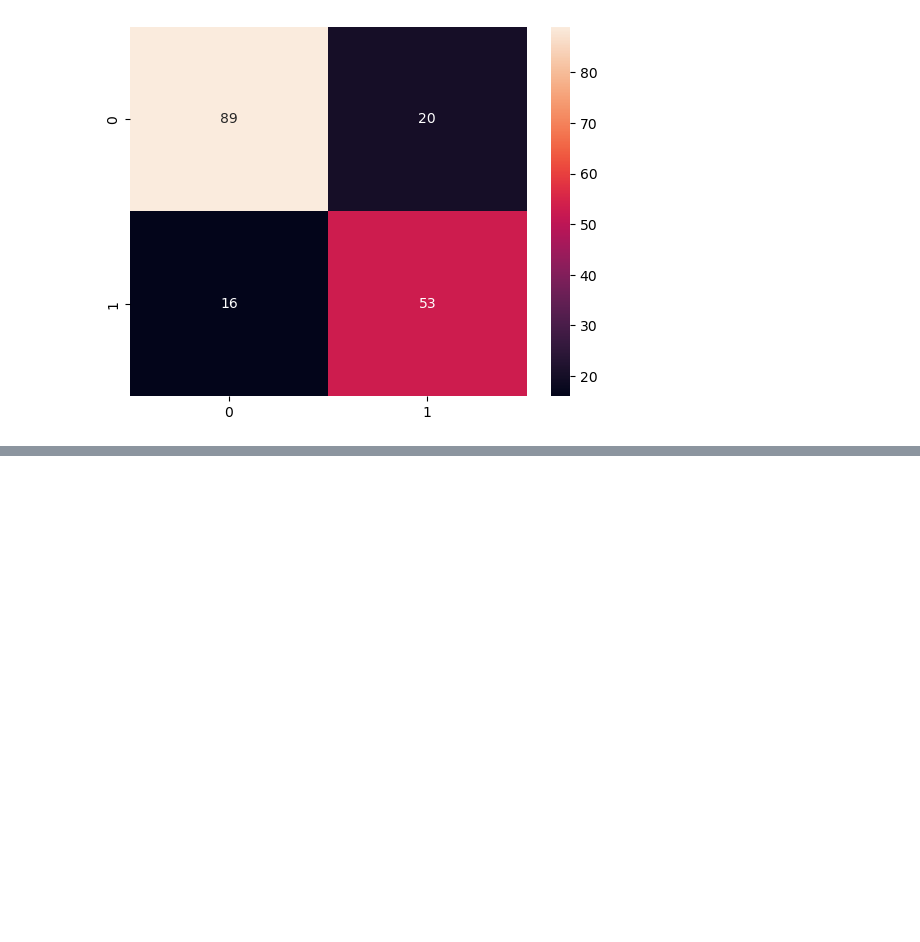
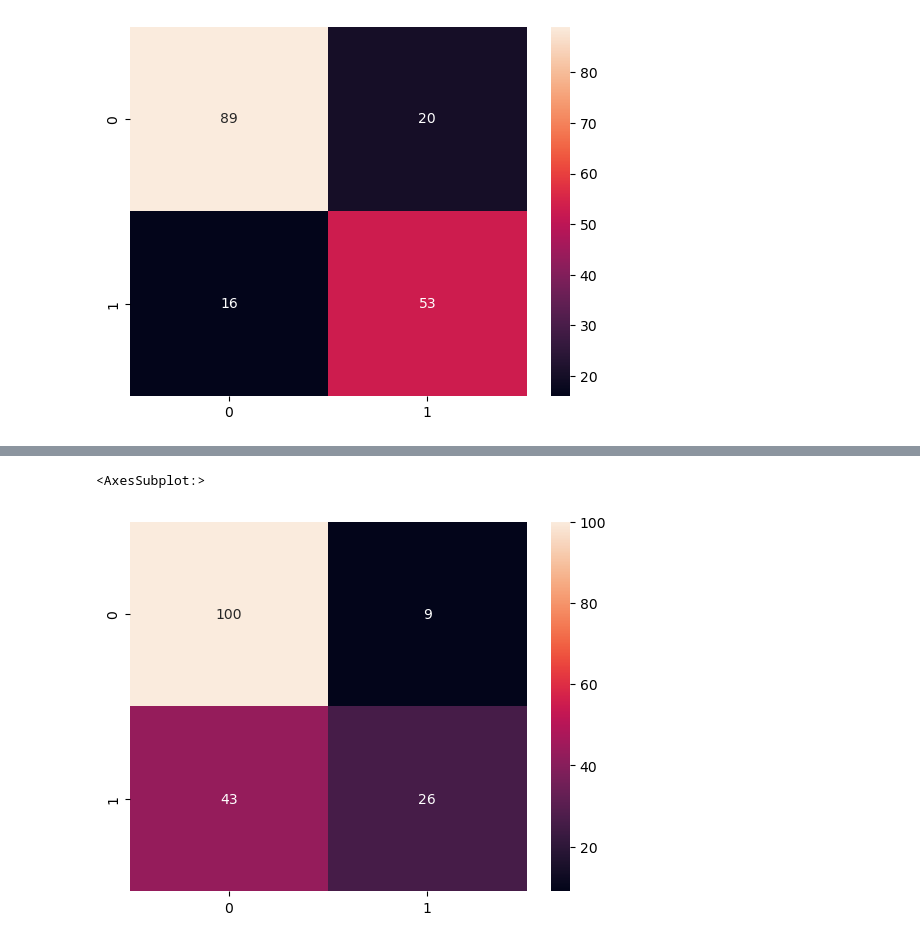
Before and after one commit to praju-1/Machine_Learning, a Jupyter notebook: Supervised_learning/Classification/Naive_bayes.ipynb, the cells around one changed output, grey strips where cells are left out. Drawn from its saved outputs; the diff is of its cells as text; code cells hidden in the pictures; blank space fills up the shorter version.

```diff
--- a/Supervised_learning/Classification/Naive_bayes.ipynb
+++ b/Supervised_learning/Classification/Naive_bayes.ipynb
@@ -211,0 +223,9 @@ sns.heatmap(cm, annot = True)
+# %%
+predicted = mb.predict(X_test)
+from sklearn.metrics import confusion_matrix
+cm = confusion_matrix(y_test, predicted)
+import seaborn as sns
+sns.heatmap(cm, annot = True, fmt = 'd')
+# %% [output]
+<AxesSubplot:>
+[figure, added]
```
Also changed, not shown: parts of 4 cells of this notebook.
